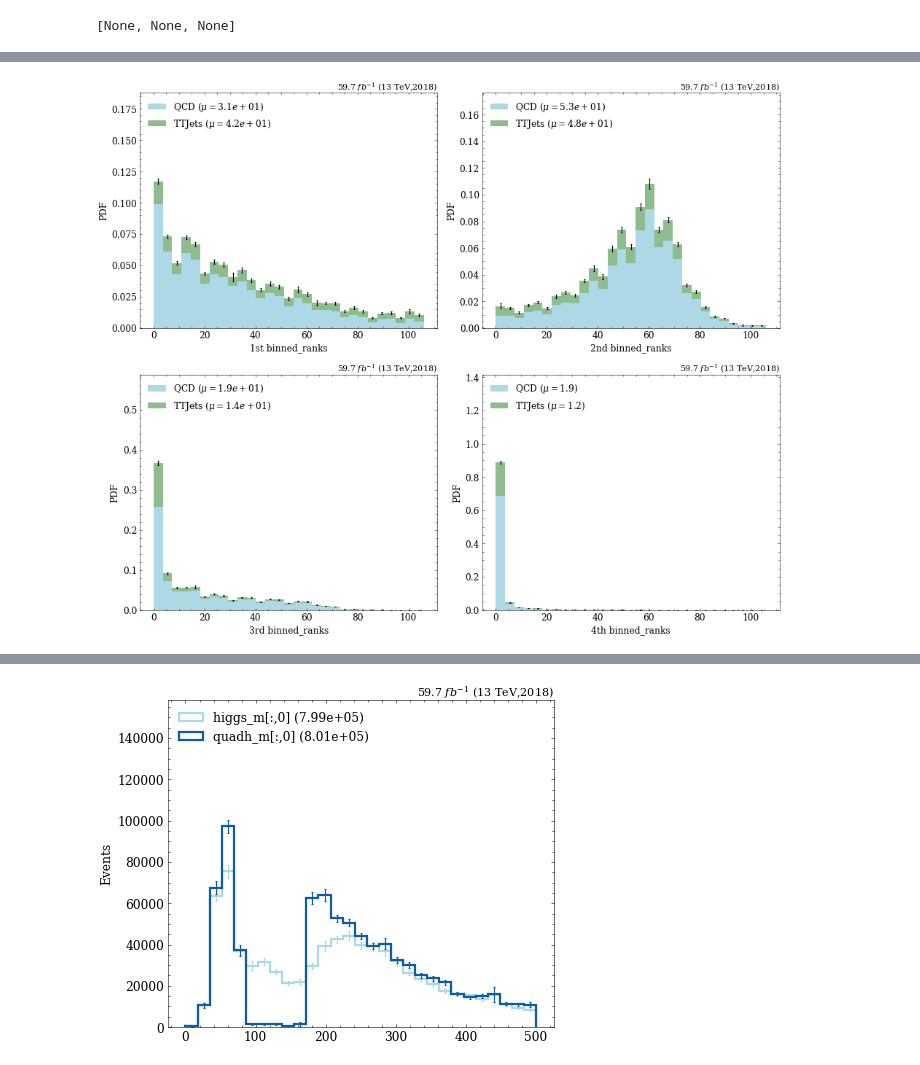
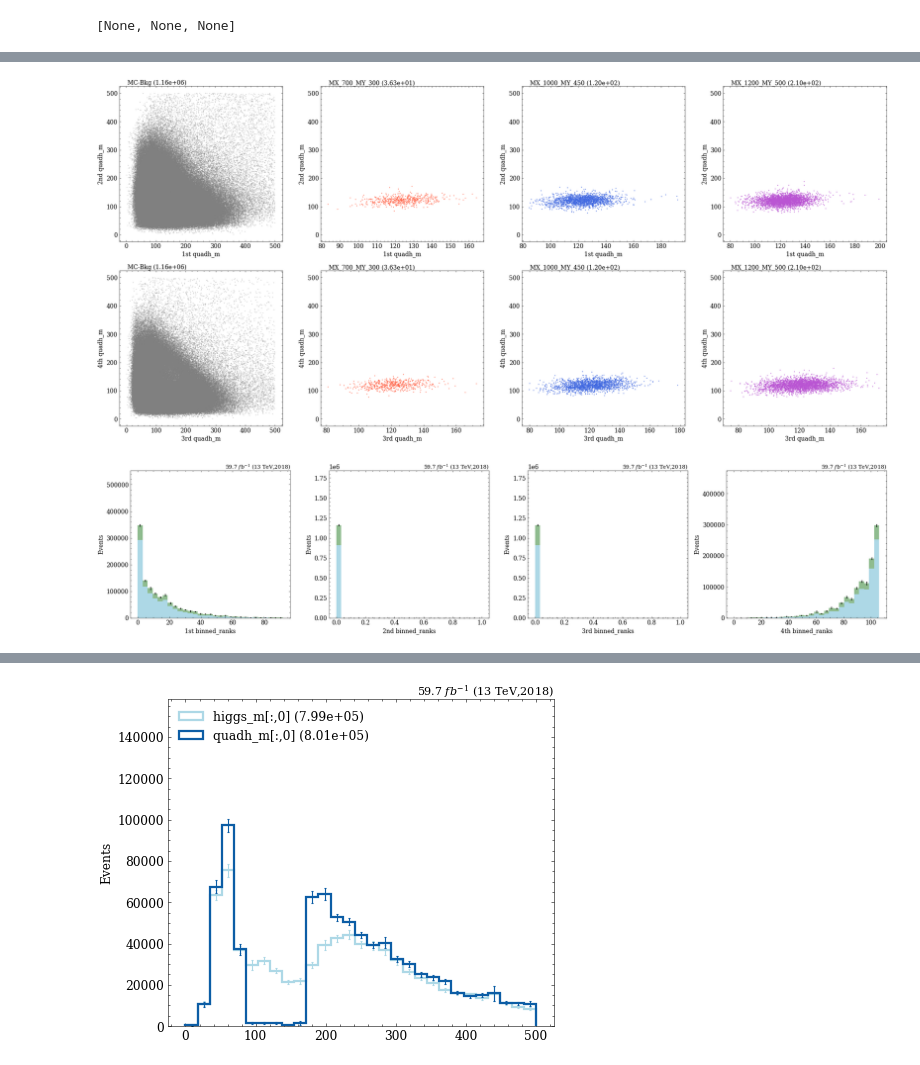
Before and after one commit to ekoenig4/analysis, a Jupyter notebook: jupyter/eightb/weaver/bkg_rank_dm_cut.ipynb, the cells around one changed output, grey strips where cells are left out. Saved outputs shown, nothing was run; the diff lists cells and outputs as text; code cells hidden in the pictures.

```diff
--- a/jupyter/eightb/weaver/bkg_rank_dm_cut.ipynb
+++ b/jupyter/eightb/weaver/bkg_rank_dm_cut.ipynb
@@ -36,7 +36,7 @@ signal = ObjIter( Tree(get_files(f),  altfile='gen_mp_bkg01_{base}', report=Fals
 def get_ttbar(ttbar):
     return ttbar[0].replace("ntuple_0","ntuple_{6,7}")
 # %%
-bkg = ObjIter( [Tree(module.Run2_UL18.QCD_B_List,  altfile='gen_mp_bkg01_{base}',), Tree(module.Run2_UL18.TTJets,  altfile='gen_mp_bkg01_{base}',)] )
+bkg = ObjIter( [Tree(module.Run2_UL18.QCD_B_List,  altfile='t8btag_minmass_{base}',), Tree(module.Run2_UL18.TTJets,  altfile='t8btag_minmass_{base}',)] )
 # %%
 quadh_index = to_pair_combinations(*combinations(8, [2,2,2,2]).transpose(2,1,0))
 # %%
@@ -139,10 +174,19 @@ study.quick(
+# %%
+study.quick2d(
+    signal+bkg,
+    masks=[lambda t:t.nfound_paired_h==4]*len(signal),
+    varlist=[f'quadh_m[:,{i}]' for i in range(4)],
+    binlist=[(0,500,30)]*12,
+    scatter=True,
+)
+# %% [output]
+[figure, added]
 # %%
 study.quick(
     bkg,
-    efficiency=True,
-    legend=True, h_label_stat='mean',
     varlist=[f'binned_ranks[:,{i}]' for i in range(4)],
-    binlist=[(0,106,30)]*4
+    h_rebin=30,
+    dim=-1,
 )
 # %% [output]
-[figure, old version]
+[figure, new version]
```
Also changed, not shown: parts of 16 cells of this notebook, 21 other files.
